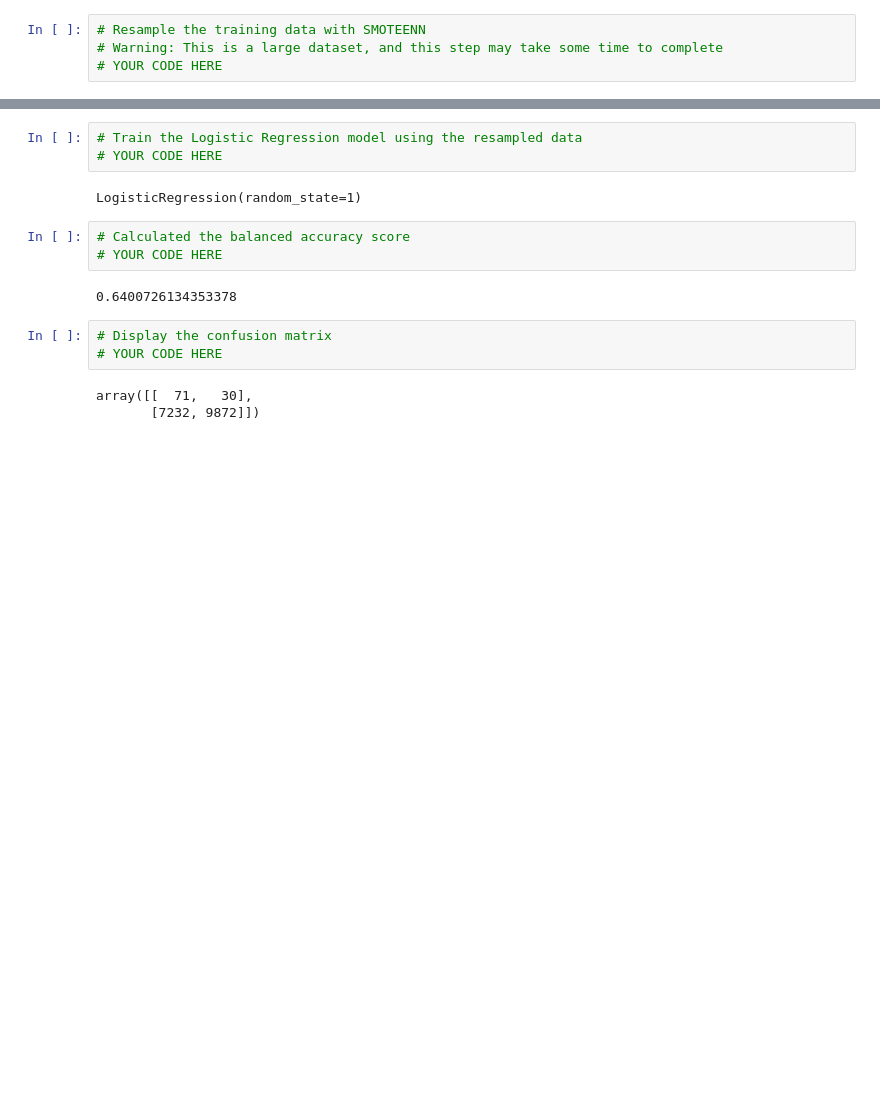
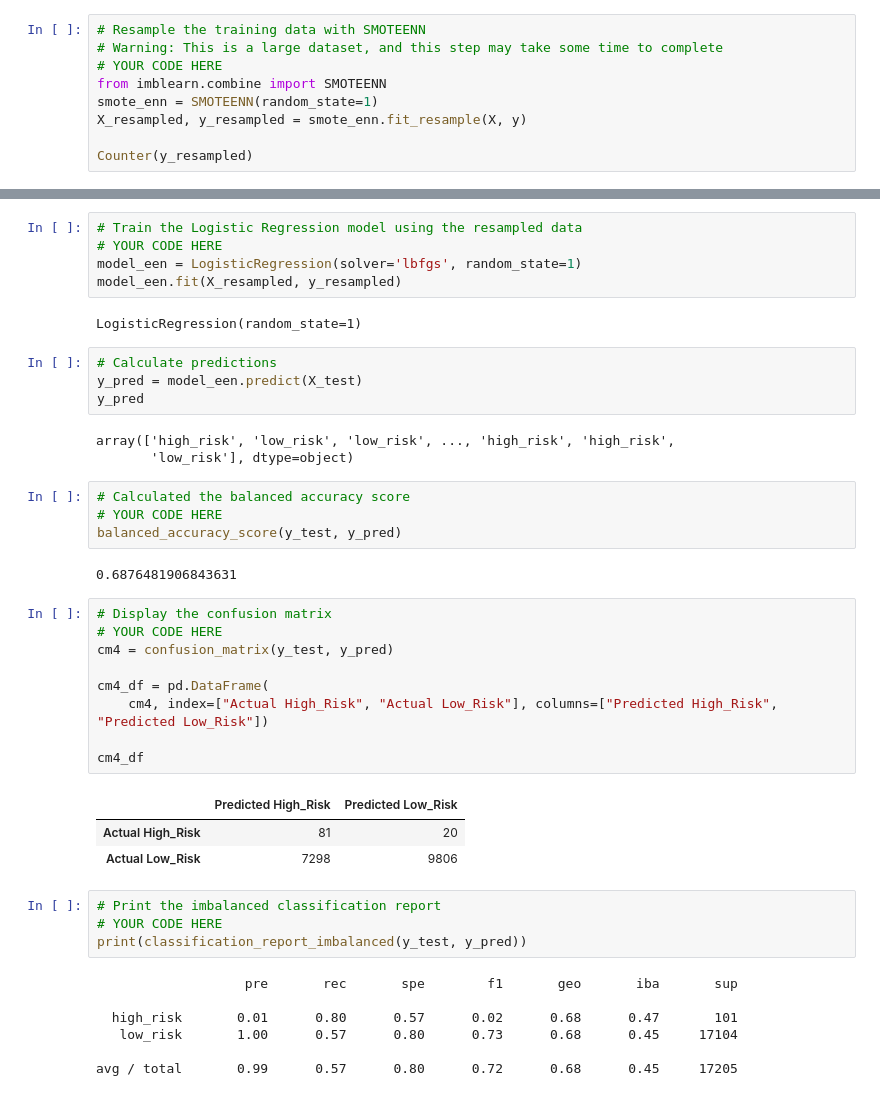
Before and after one commit to 1on1pt/Credit_Risk_Analysis, a Jupyter notebook: credit_risk_resampling.ipynb, the cells around one changed output, grey strips where cells are left out. Saved outputs shown, nothing was run; the diff lists cells and outputs as text; blank space fills up the shorter version.

```diff
--- a/credit_risk_resampling.ipynb
+++ b/credit_risk_resampling.ipynb
@@ -262,21 +327,54 @@ Note: Use a random state of 1 for each sampling algorithm to ensure consistency
 # Resample the training data with SMOTEENN
 # Warning: This is a large dataset, and this step may take some time to complete
 # YOUR CODE HERE
+from imblearn.combine import SMOTEENN
+smote_enn = SMOTEENN(random_state=1)
+X_resampled, y_resampled = smote_enn.fit_resample(X, y)
+
+Counter(y_resampled)
 # %% [output]
 Counter({'loan_status': 1})
 # %%
 # Train the Logistic Regression model using the resampled data
 # YOUR CODE HERE
+model_een = LogisticRegression(solver='lbfgs', random_state=1)
+model_een.fit(X_resampled, y_resampled)
 # %% [output]
 LogisticRegression(random_state=1)
+# %%
+# Calculate predictions
+y_pred = model_een.predict(X_test)
+y_pred
+# %% [output]
+array(['high_risk', 'low_risk', 'low_risk', ..., 'high_risk', 'high_risk',
+       'low_risk'], dtype=object)
 # %%
 # Calculated the balanced accuracy score
 # YOUR CODE HERE
+balanced_accuracy_score(y_test, y_pred)
 # %% [output]
-0.6400726134353378
+0.6876481906843631
+# %%
+# Display the confusion matrix
+# YOUR CODE HERE
+cm4 = confusion_matrix(y_test, y_pred)
+
+cm4_df = pd.DataFrame(
+    cm4, index=["Actual High_Risk", "Actual Low_Risk"], columns=["Predicted High_Risk", "Predicted Low_Risk"])
+
+cm4_df
+# %% [output]
+|  | Predicted High_Risk | Predicted Low_Risk |
+| Actual High_Risk | 81 | 20 |
+| Actual Low_Risk | 7298 | 9806 |
 # %%
-# Display the confusion matrix
+# Print the imbalanced classification report
 # YOUR CODE HERE
+print(classification_report_imbalanced(y_test, y_pred))
 # %% [output]
-array([[  71,   30],
-       [7232, 9872]])
+                   pre       rec       spe        f1       geo       iba       sup
+
+  high_risk       0.01      0.80      0.57      0.02      0.68      0.47       101
+   low_risk       1.00      0.57      0.80      0.73      0.68      0.45     17104
+
+avg / total       0.99      0.57      0.80      0.72      0.68      0.45     17205
```
Also changed, not shown: parts of 20 cells of this notebook.
